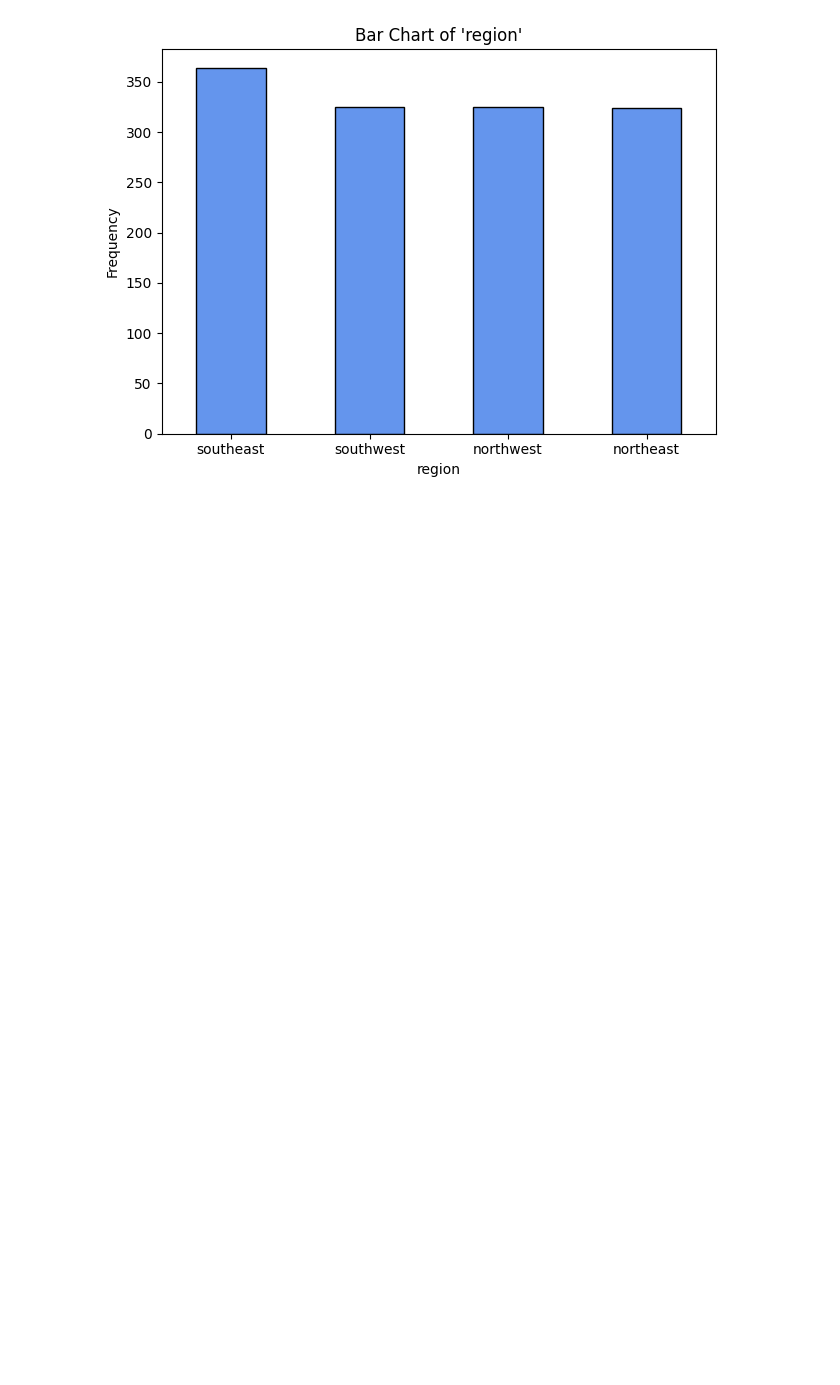
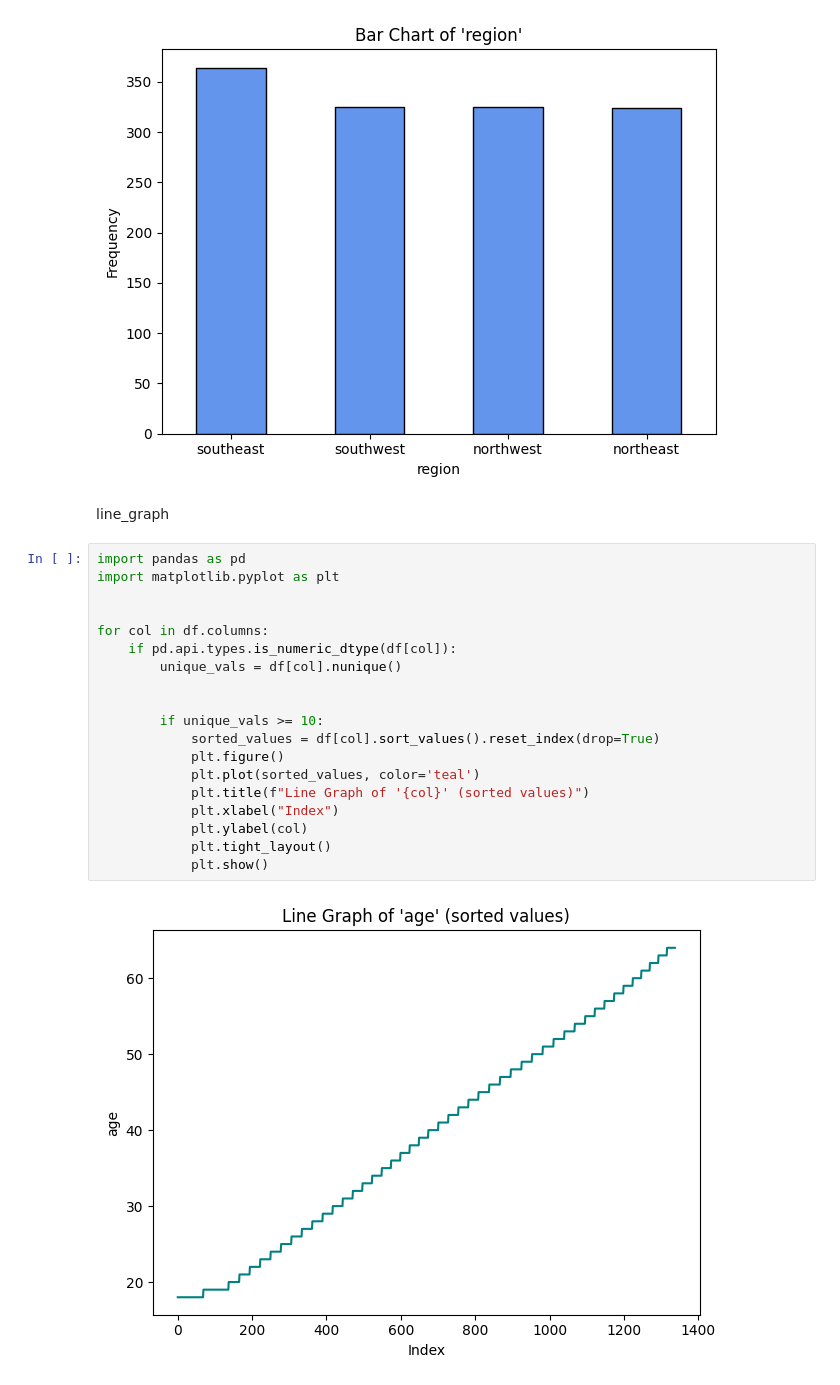
Before and after one commit to Shuvro1999/Insurance_Premium_Prediction, a Jupyter notebook: Insurance_Premium_Prediction.ipynb, the cells around one changed output. Cells and saved outputs as stored; diff of their text form; blank space fills up the shorter version.

Commit message:
Line graph and Pie chart

```diff
--- a/Insurance_Premium_Prediction.ipynb
+++ b/Insurance_Premium_Prediction.ipynb
@@ -214,3 +214,26 @@ for col in df.columns:
 [figure]
 [figure]
 [figure]
+# %% [markdown]
+line_graph
+# %%
+import pandas as pd
+import matplotlib.pyplot as plt
+
+
+for col in df.columns:
+    if pd.api.types.is_numeric_dtype(df[col]):
+        unique_vals = df[col].nunique()
+
+
+        if unique_vals >= 10:
+            sorted_values = df[col].sort_values().reset_index(drop=True)
+            plt.figure()
+            plt.plot(sorted_values, color='teal')
+            plt.title(f"Line Graph of '{col}' (sorted values)")
+            plt.xlabel("Index")
+            plt.ylabel(col)
+            plt.tight_layout()
+            plt.show()
+# %% [output]
+[figure, added]
```
Also changed, not shown: parts of 3 cells of this notebook.
